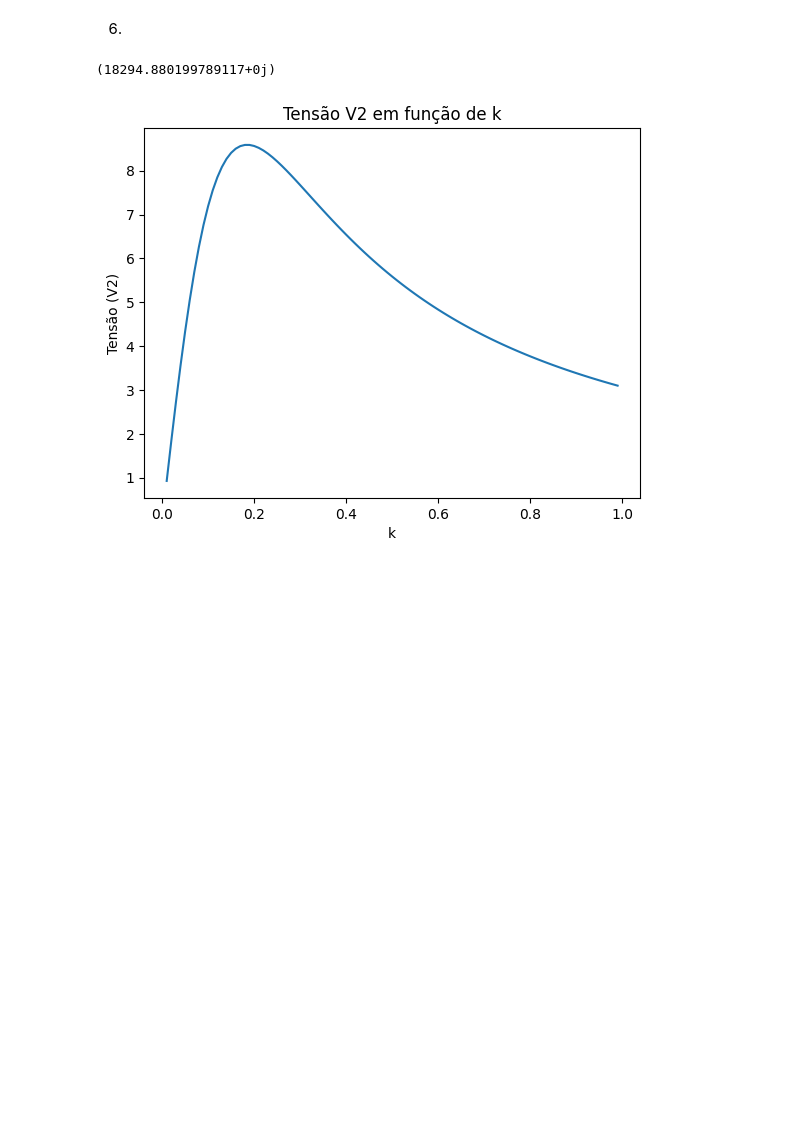
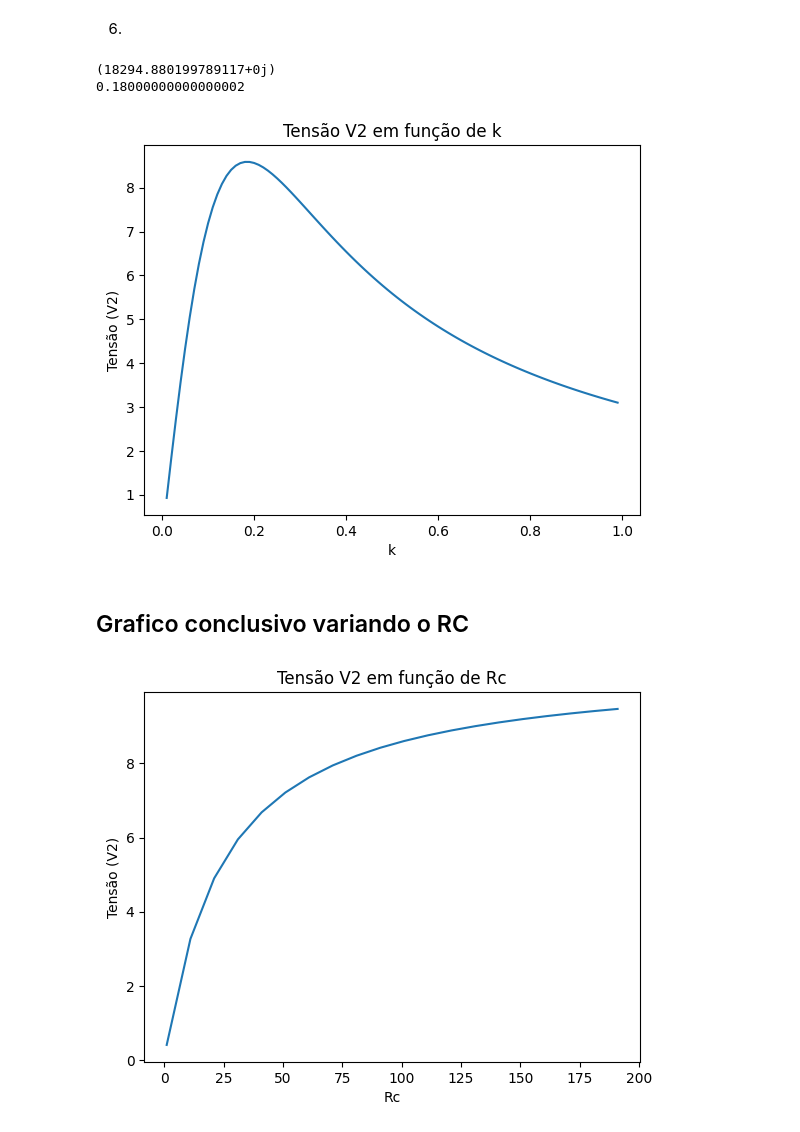
Before and after one commit to MatheusCastellucci/Projeto-Mamag, a Jupyter notebook: projeto.ipynb, the cells around one changed output. Saved outputs shown, nothing was run; the diff lists cells and outputs as text; code cells hidden in the pictures; blank space fills up the shorter version.

Commit message:
conclusivo

```diff
--- a/projeto.ipynb
+++ b/projeto.ipynb
@@ -208,6 +208,11 @@ for k in listak:
     i1, i2, v2 = CalcularTransformador2(Ufonte, fr)
     listav2.append(abs(v2))
 
+for i in listav2:
+    if i == max(listav2):
+        print(listak[listav2.index(i)])
+
+
 plt.plot(listak, listav2)
 plt.xlabel("k")
 plt.ylabel("Tensão (V2)")
@@ -215,4 +220,36 @@ plt.title("Tensão V2 em função de k")
 plt.show()
 # %% [output]
 (18294.880199789117+0j)
+0.18000000000000002
 [figure]
+# %% [markdown]
+## Grafico conclusivo variando o RC
+# %%
+k = 0.18
+C1 = C2 = 1e-6
+L1 = 75.68e-6
+L2 = 75.5e-6
+R1 = 1+282e-3
+R2 = 1+260e-3
+Ufonte = 5*2/pi
+fr = 1/(2*pi*sqrt(L1*C1))
+
+listarc = np.arange(1, 200, 10)
+listav2 = []
+listaef = []
+
+for Rc in listarc:
+    i1, i2, v2 = CalcularTransformador2(Ufonte, fr)
+    listav2.append(abs(v2))
+
+# for i in listav2:
+#     if i == max(listav2):
+#         print(listarc[listav2.index(i)])
+
+plt.plot(listarc, listav2)
+plt.xlabel("Rc")
+plt.ylabel("Tensão (V2)")
+plt.title("Tensão V2 em função de Rc")
+plt.show()
+# %% [output]
+[figure, added]
```
